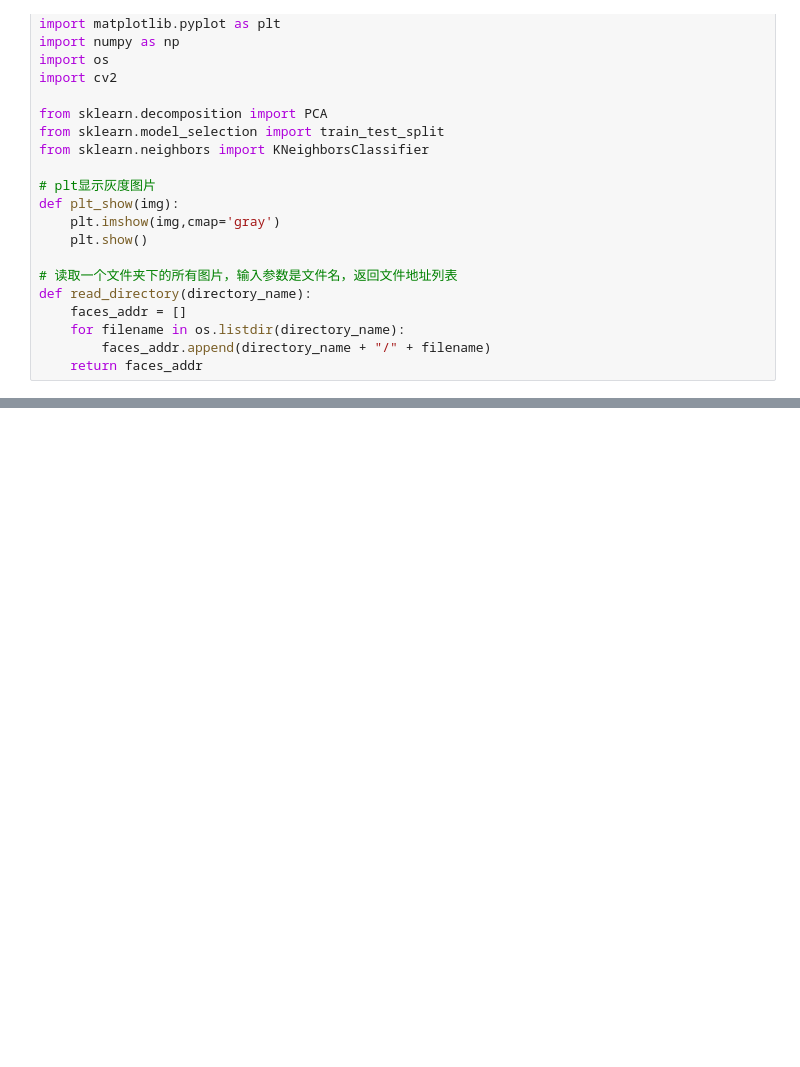
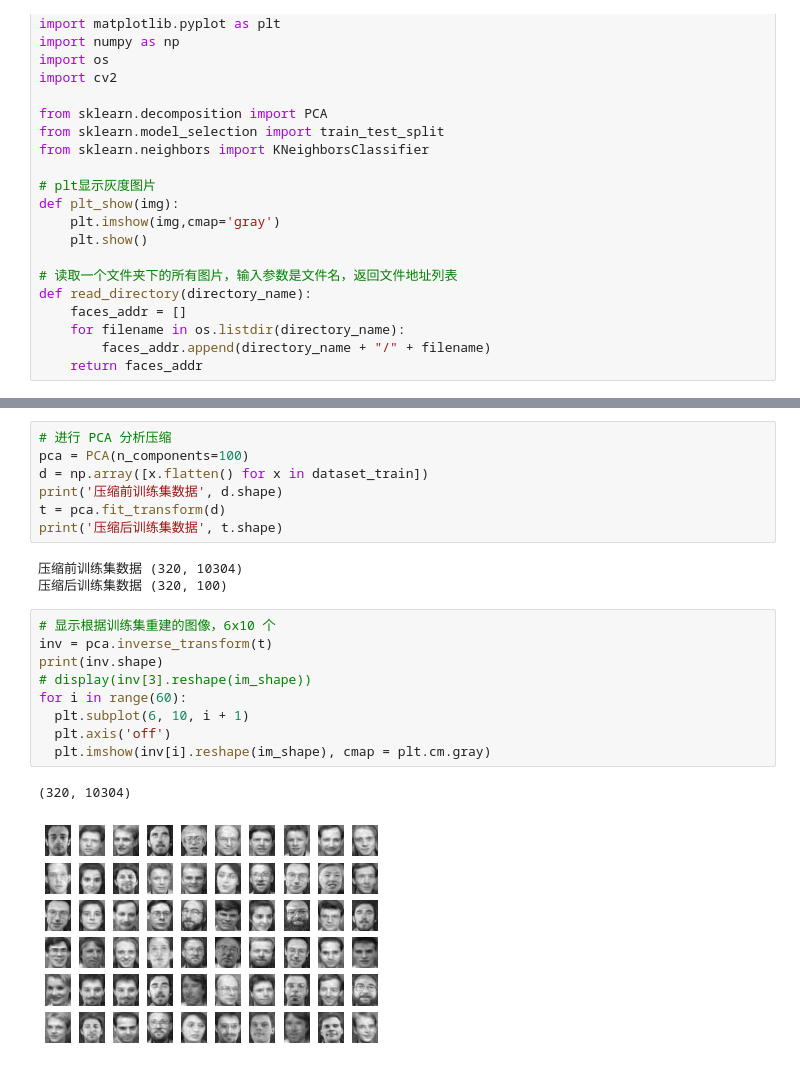
Before and after one commit to chiro2001/cv-lab, a Jupyter notebook: Homework1/part2/answer.ipynb, the cells around one changed output, grey strips where cells are left out. Cells and saved outputs as stored; diff of their text form; blank space fills up the shorter version.

```diff
--- a/Homework1/part2/answer.ipynb
+++ b/Homework1/part2/answer.ipynb
@@ -72,0 +99,22 @@ def read_directory(directory_name):
+# %%
+# 进行 PCA 分析压缩
+pca = PCA(n_components=100)
+d = np.array([x.flatten() for x in dataset_train])
+print('压缩前训练集数据', d.shape)
+t = pca.fit_transform(d)
+print('压缩后训练集数据', t.shape)
+# %% [output]
+压缩前训练集数据 (320, 10304)
+压缩后训练集数据 (320, 100)
+# %%
+# 显示根据训练集重建的图像，6x10 个
+inv = pca.inverse_transform(t)
+print(inv.shape)
+# display(inv[3].reshape(im_shape))
+for i in range(60):
+  plt.subplot(6, 10, i + 1)
+  plt.axis('off')
+  plt.imshow(inv[i].reshape(im_shape), cmap = plt.cm.gray)
+# %% [output]
+(320, 10304)
+[figure, added]
```
Also changed, not shown: parts of 11 cells of this notebook.
